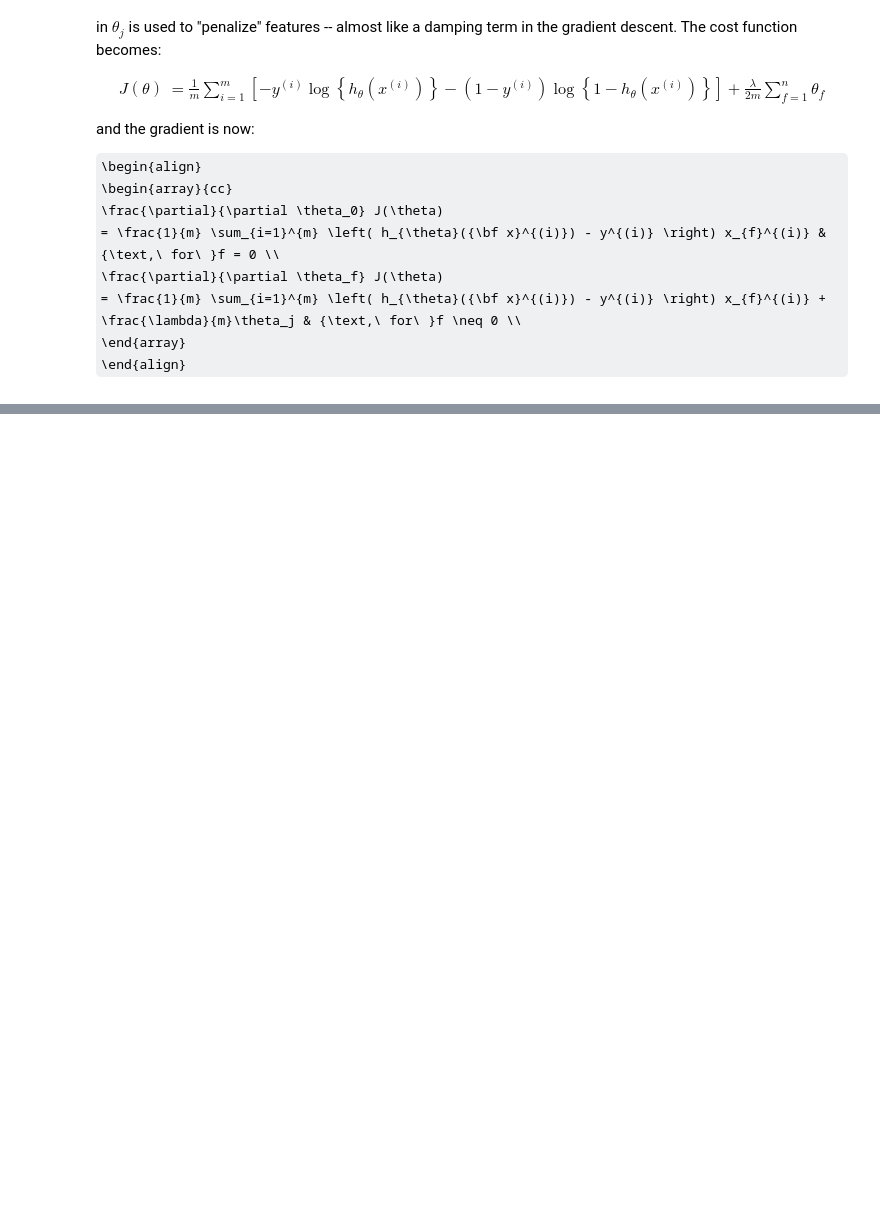
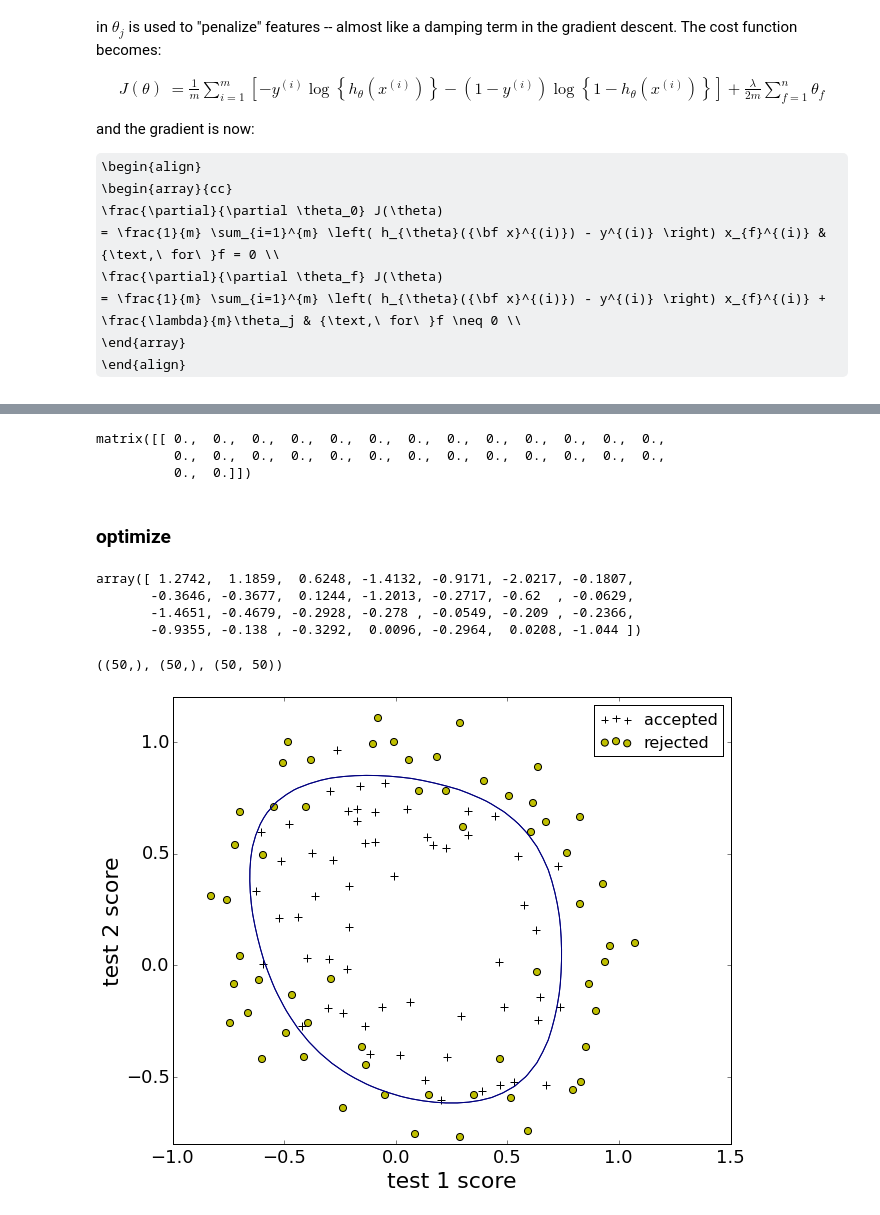
Before and after one commit to nakicam/DataScienceTraining, a Jupyter notebook: courses/coursera_ml008/week3/hw2_logistic_regression.ipynb, the cells around one changed output, grey strips where cells are left out. Drawn from its saved outputs; the diff is of its cells as text; code cells hidden in the pictures; some formulas as TeX source; blank space fills up the shorter version.

```diff
--- a/courses/coursera_ml008/week3/hw2_logistic_regression.ipynb
+++ b/courses/coursera_ml008/week3/hw2_logistic_regression.ipynb
@@ -392,0 +409,6 @@ SyntaxError: invalid syntax (<ipython-input-270-862900af38a3>, line 1)
+# %%
+x1 = np.asmatrix(df.test1.values).T
+x2 = np.asmatrix(df.test2.values).T
+X = map_features(x1, x2)
+n = X.shape[1]
+n, X[0:2, :]
@@ -392,0 +430,48 @@ SyntaxError: invalid syntax (<ipython-input-270-862900af38a3>, line 1)
+# %%
+theta0 = np.asmatrix(np.zeros((1,n)))
+theta0
+# %% [output]
+matrix([[ 0.,  0.,  0.,  0.,  0.,  0.,  0.,  0.,  0.,  0.,  0.,  0.,  0.,
+          0.,  0.,  0.,  0.,  0.,  0.,  0.,  0.,  0.,  0.,  0.,  0.,  0.,
+          0.,  0.]])
+# %% [markdown]
+### optimize
+# %%
+l = 1.0
+result = op.minimize(fun=cost, x0=theta0, args=(X,y,l), method='TNC', jac=grad)
+theta_fit = result.x
+theta_fit
+# %% [output]
+array([ 1.2742,  1.1859,  0.6248, -1.4132, -0.9171, -2.0217, -0.1807,
+       -0.3646, -0.3677,  0.1244, -1.2013, -0.2717, -0.62  , -0.0629,
+       -1.4651, -0.4679, -0.2928, -0.278 , -0.0549, -0.209 , -0.2366,
+       -0.9355, -0.138 , -0.3292,  0.0096, -0.2964,  0.0208, -1.044 ])
+# %%
+# contour of decision boundary
+u = np.linspace(-1, 1.5, 50)
+v = u.copy()
+z = np.zeros((len(u), len(v)))
+for i, u_value in enumerate(u):
+    for j, v_value in enumerate(v):
+        u_value = np.asmatrix(u_value).T
+        v_value = np.asmatrix(v_value).T
+        z[i, j] = theta_fit*map_features(u_value, v_value).T
+z = z.T
+u.shape, v.shape, z.shape
+# %% [output]
+((50,), (50,), (50, 50))
+# %%
+colors  = np.where(df.accepted==1, 'black', 'yellow')
+markers = np.where(df.accepted==1, '+', 'O')
+df_pass = df[df.accepted==1]
+df_fail = df[df.accepted==0]
+plt.scatter(df_pass.test1, df_pass.test2, c='k', marker='+', s=50)
+plt.scatter(df_fail.test1, df_fail.test2, c='y', marker='o', s=50)
+plt.contour(u, v, z, levels=[0,0])
+plt.axis([-1, 1.5, -0.8, 1.2])
+plt.xlabel('test 1 score')
+plt.ylabel('test 2 score')
+plt.legend(['accepted', 'rejected', 'decision boundary'])
+plt.show()
+# %% [output]
+[figure, added]
```
Also changed, not shown: parts of 9 cells of this notebook, 1 other file.
